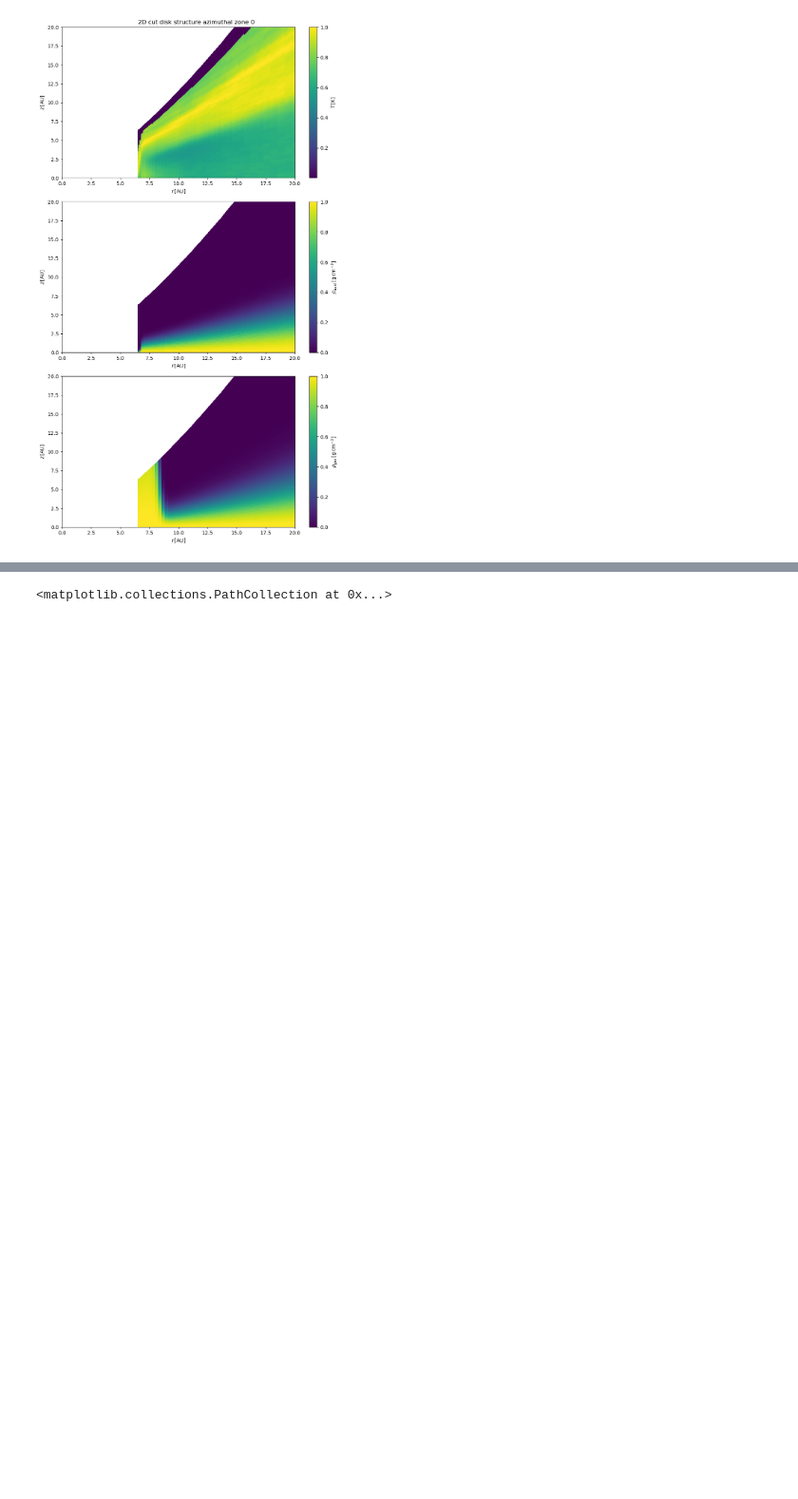
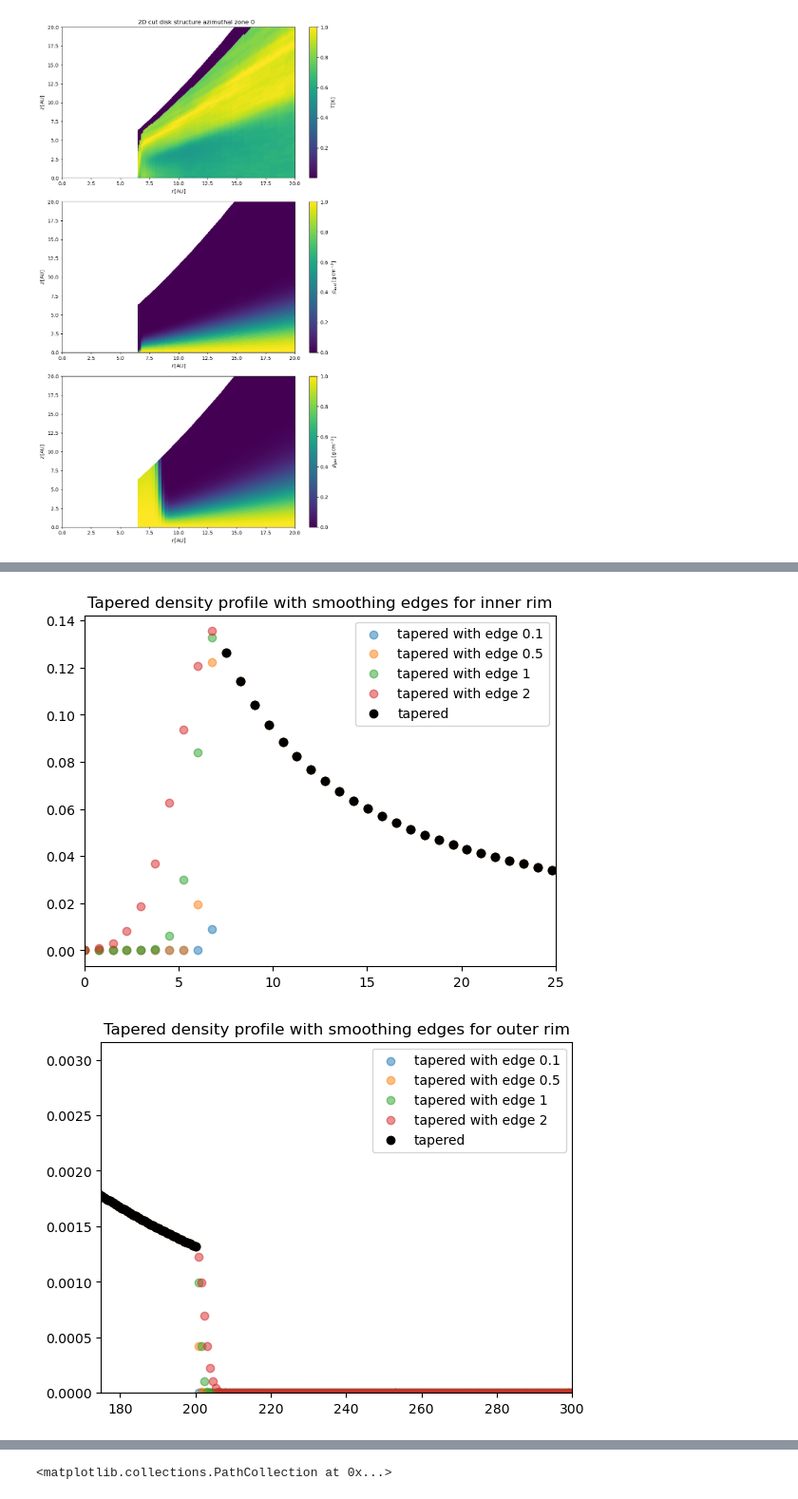
Before and after one commit to kandrych/modelling_optimisation, a Jupyter notebook: scripts/density_check.ipynb, the cells around one changed output, grey strips where cells are left out. Shown at 95% size. Drawn from its saved outputs; the diff is of its cells as text; code cells hidden in the pictures; blank space fills up the shorter version.

```diff
--- a/scripts/density_check.ipynb
+++ b/scripts/density_check.ipynb
@@ -260,0 +268,45 @@ plt.yscale('log')
+# %%
+#With smoothing edge for inner and outer rims
+
+edges=[0.1,0.5,1,2]
+
+sigma_rin = rin**p1 * np.exp(-(rin / Rc)**(2 + p2))
+sigma_rout = rout**p1 * np.exp(-(rout / Rc)**(2 + p2))
+sigma_tapered_edge={}
+mask_in = r < rin
+mask_out = r > rout
+for edge in edges:
+    sigma_tapered_edge[edge] = sigma_tapered.copy()
+    sigma_tapered_edge[edge][mask_in] = (
+        sigma_rin
+        * np.exp(-0.5 * ((r[mask_in] - rin) / edge)**2)
+    )
+
+    sigma_tapered_edge[edge][mask_out] = (
+        sigma_rout
+        * np.exp(-0.5 * ((r[mask_out] - rout) / edge)**2)
+    )
+
+    plt.scatter(r, sigma_tapered_edge[edge], label=f'tapered with edge {edge}', alpha=0.5)
+
+plt.scatter(r, sigma_tapered, label='tapered', alpha=1, color='black')
+plt.title('Tapered density profile with smoothing edges for inner rim')
+plt.xlim(0, 25)
+plt.legend()
+plt.show()
+plt.close()
+
+
+
+for edge in edges:
+    plt.scatter(r, sigma_tapered_edge[edge], label=f'tapered with edge {edge}', alpha=0.5)
+plt.scatter(r, sigma_tapered, label='tapered', alpha=1, color='black')
+plt.title('Tapered density profile with smoothing edges for outer rim')
+plt.xlim(175, 300)
+plt.ylim(0, sigma_tapered[175])
+plt.legend()
+plt.show()
+plt.close()
+# %% [output]
+[figure, added]
+[figure, added]
```
Also changed, not shown: parts of 4 cells of this notebook, 4 other files.
